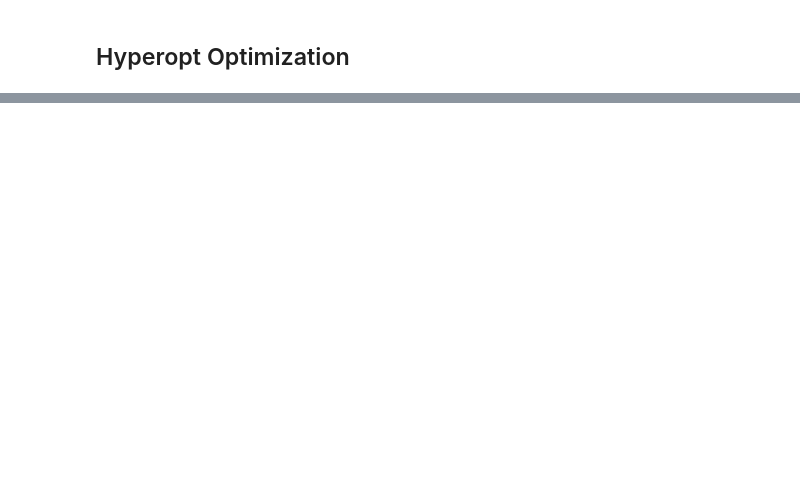
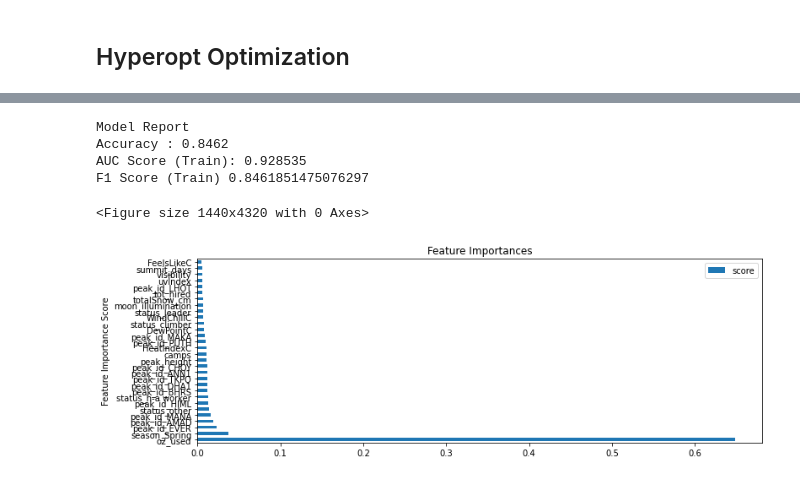
Before and after one commit to JeremyDel/himalaya-project, a Jupyter notebook: himalaya-project/ML_Boosting.ipynb, the cells around one changed output, grey strips where cells are left out. Cells and saved outputs as stored; diff of their text form; code cells hidden in the pictures; blank space fills up the shorter version.

```diff
--- a/himalaya-project/ML_Boosting.ipynb
+++ b/himalaya-project/ML_Boosting.ipynb
@@ -748,0 +1059,42 @@ submission.to_csv("Titanic_Submission.csv", index=False, sep=',')
+# %%
+final_col_object = ['status', 'peak_id', 'season']
+# %%
+numeric_transformer = Pipeline(steps=[
+    ('imputer', KNNImputer(n_neighbors=2)),
+    ('scaler', MinMaxScaler())])
+
+categorical_transformer = Pipeline(steps=[
+    ('imputer', SimpleImputer(strategy='most_frequent')),
+    ('onehot', OneHotEncoder(drop= 'first', handle_unknown='error'))])
+
+# boolean_transformer = Pipeline(steps=[
+#     ('imputer', SimpleImputer(strategy='most_frequent'))])
+
+preprocessor = ColumnTransformer(
+    transformers=[
+        ('num', numeric_transformer, final_col_num),
+        ('cat', categorical_transformer, final_col_object)])
+
+# Append classifier to preprocessing pipeline.
+# Now we have a full prediction pipeline.
+clf = Pipeline(steps=[('preprocessor', preprocessor)])
+
+X_final = df_snow[final_col_num + final_col_object]
+y = df_snow.summit_success
+
+X_trans_final = clf.fit_transform(X_final)
+# %%
+from sklearn.model_selection import train_test_split
+
+X_train_final, X_test_final, y_train_final, y_test_final = train_test_split(X_trans_final, y, test_size=0.3, random_state=42)
+# %%
+feature_names =  get_ct_feature_names(preprocessor)
+# %%
+modelfit(best_model, X_train_final, X_test_final, y_train_final, y_test_final, feature_names)
+# %% [output]
+Model Report
+Accuracy : 0.8462
+AUC Score (Train): 0.928535
+F1 Score (Train) 0.8461851475076297
+<Figure size 1440x4320 with 0 Axes>
+[figure, added]
```
Also changed, not shown: parts of 107 cells of this notebook.
